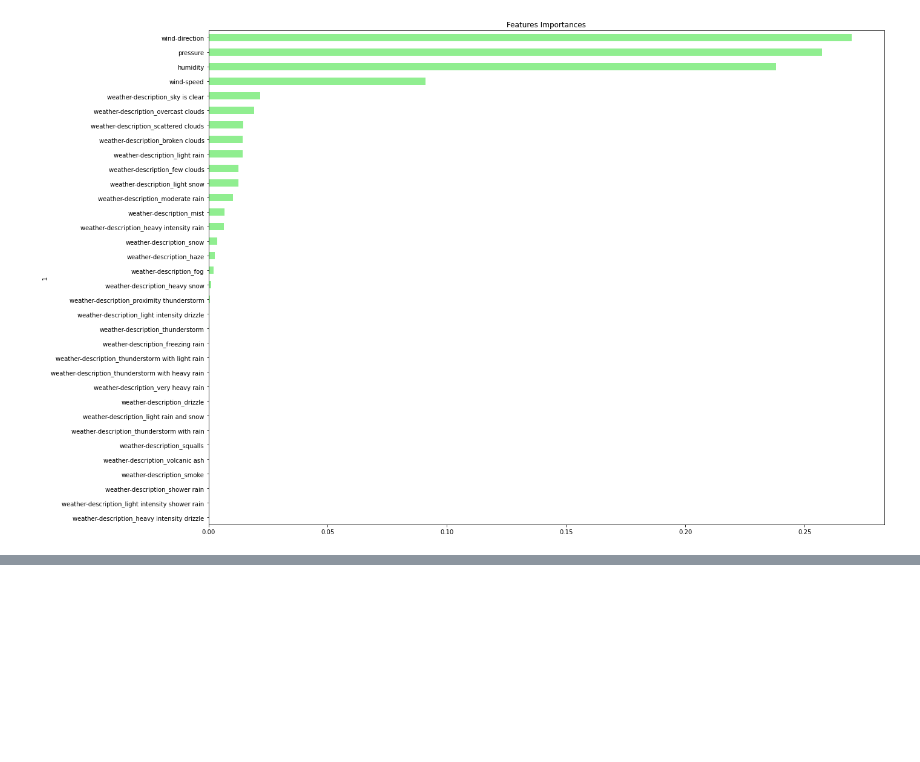
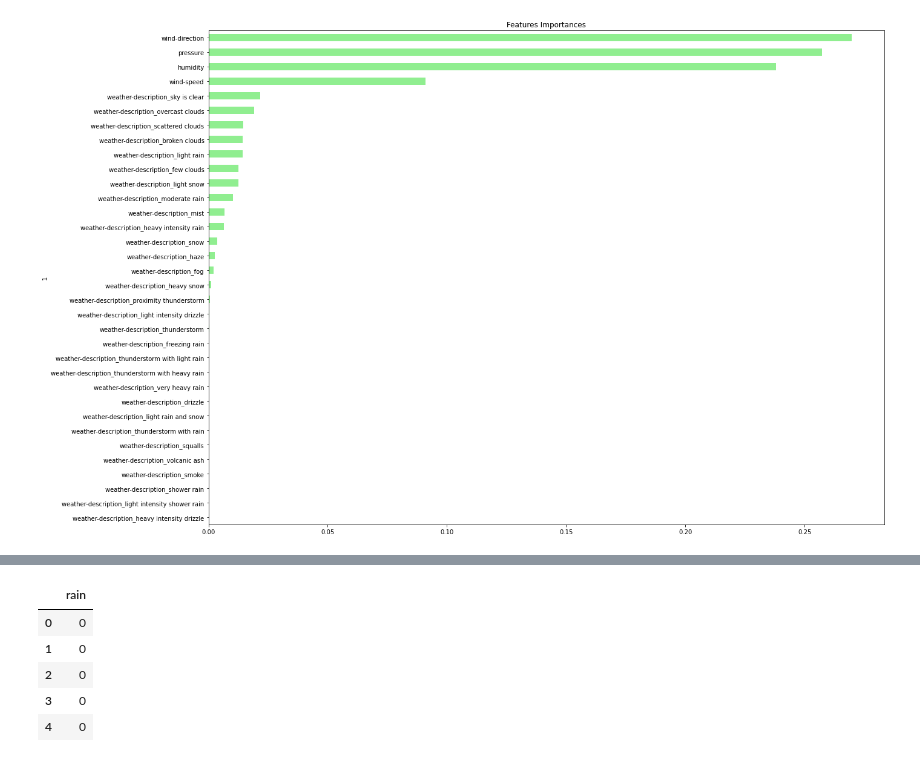
Before and after one commit to jarewa2/project_2, a Jupyter notebook: random_forest_model.ipynb, the cells around one changed output, grey strips where cells are left out. Saved outputs shown, nothing was run; the diff lists cells and outputs as text; code cells hidden in the pictures; blank space fills up the shorter version.

```diff
--- a/random_forest_model.ipynb
+++ b/random_forest_model.ipynb
@@ -140,0 +181,12 @@ importances_sorted.plot(kind='barh', color='lightgreen', title= 'Features Import
+# %%
+# Define target vector
+new_target = ["rain"]
+new_y = new_df.loc[:, new_target].copy()
+new_y.head()
+# %% [output]
+|  | rain |
+| 0 | 0 |
+| 1 | 0 |
+| 2 | 0 |
+| 3 | 0 |
+| 4 | 0 |
```
Also changed, not shown: parts of 11 cells of this notebook.
